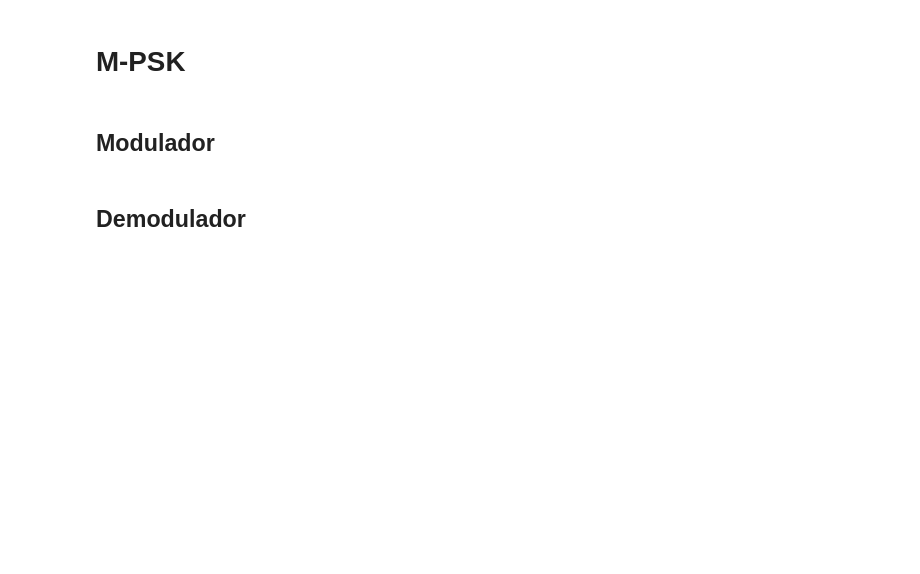
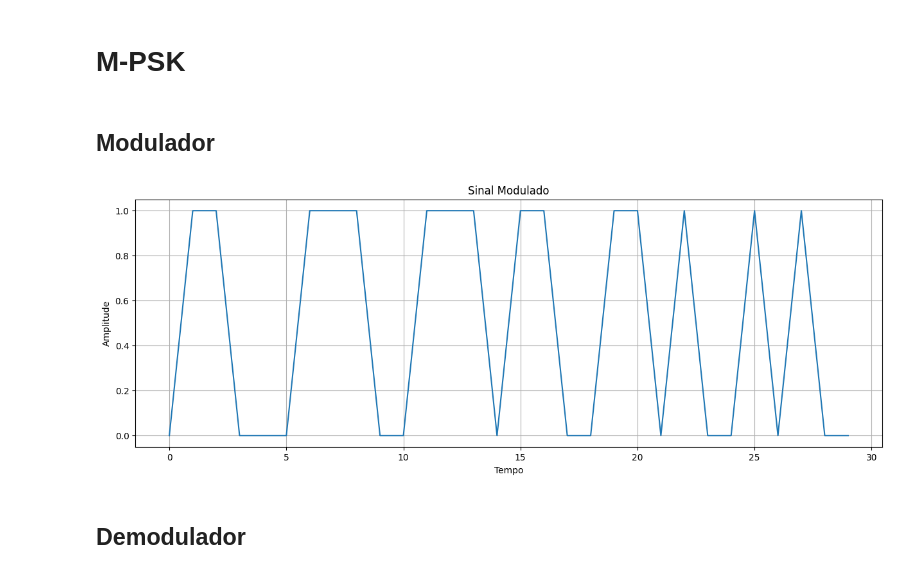
Before and after one commit to braiansmarzaro/Telecommunication, a Jupyter notebook: atividade4_moduladores_bp.ipynb, the cells around one changed output. Drawn from its saved outputs; the diff is of its cells as text; code cells hidden in the pictures; blank space fills up the shorter version.

```diff
--- a/atividade4_moduladores_bp.ipynb
+++ b/atividade4_moduladores_bp.ipynb
@@ -33,7 +33,7 @@ tempo = np.linspace(0, n_simbolos / taxa_de_modulacao, n_simbolos * amostras_por
 # %% [markdown]
 # Portadora
 # %%
-class Portadora:
+class Onda:
     T = tempo
     def __init__(self,amplitude,frequencia,fase=0) -> None:
         self.a = amplitude
@@ -44,7 +44,7 @@ class Portadora:
     def wave(self):
         return self.a*np.cos(2*np.pi*self.f*self.T + self.phase)
 
-portadora = Portadora(amplitude,frequencia_central)
+portadora = Onda(amplitude,frequencia_central)
 # %% [markdown]
 # M-ASK
 # %% [markdown]
@@ -87,10 +87,27 @@ ask.show()
 # M-PSK
 # %% [markdown]
 ## Modulador
-# %%
-class Psk:
-    def __init__(self,portadora,m=2):
-        self.frequencias = {}
+# %%
+class Psk:
+    def __init__(self,portadora,m=2):
+        self.fases = np.linspace(0,2*np.pi,m,endpoint=False) # símbolo:fase
+        self.portadora = portadora
+        self.simbolos = np.random.randint(0,m,n_simbolos)
+
+    def show(self):
+        fig = plt.figure(figsize=(15,5))
+        #plt.plot(tempo[:show_amostras],self.wave[:show_amostras])
+        plt.plot(self.simbolos[:simbolos_no_grafico])
+        plt.title("Sinal Modulado")
+        plt.ylabel("Amplitude")
+        plt.xlabel("Tempo")
+        plt.grid()
+        plt.show()
+
+psk = Psk(portadora)
+psk.show()
+# %% [output]
+[figure, added]
 # %% [markdown]
 ## Demodulador
 # %% [markdown]
```
Also changed, not shown: 1 other file.
